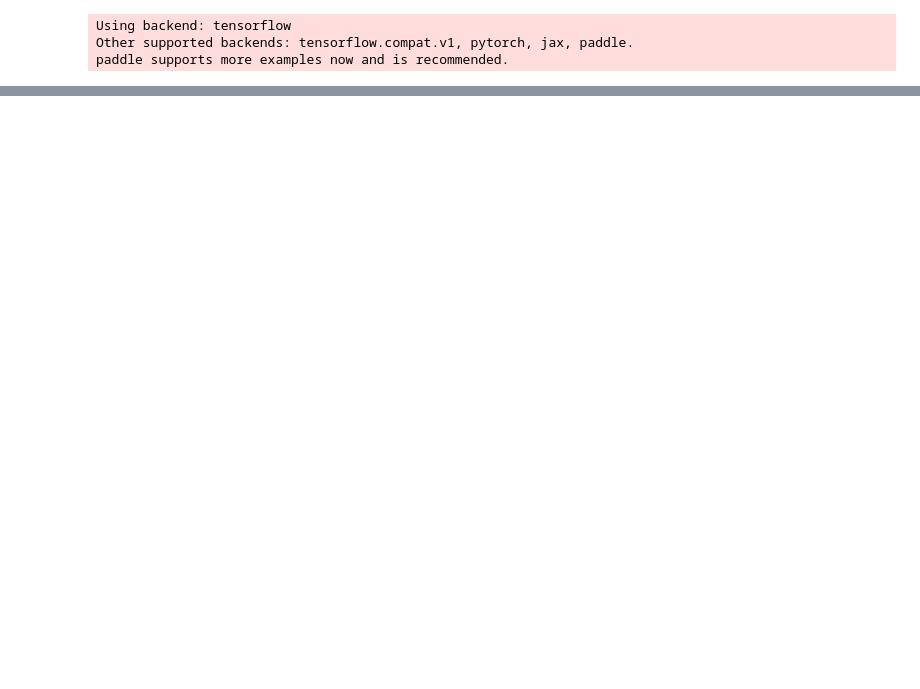
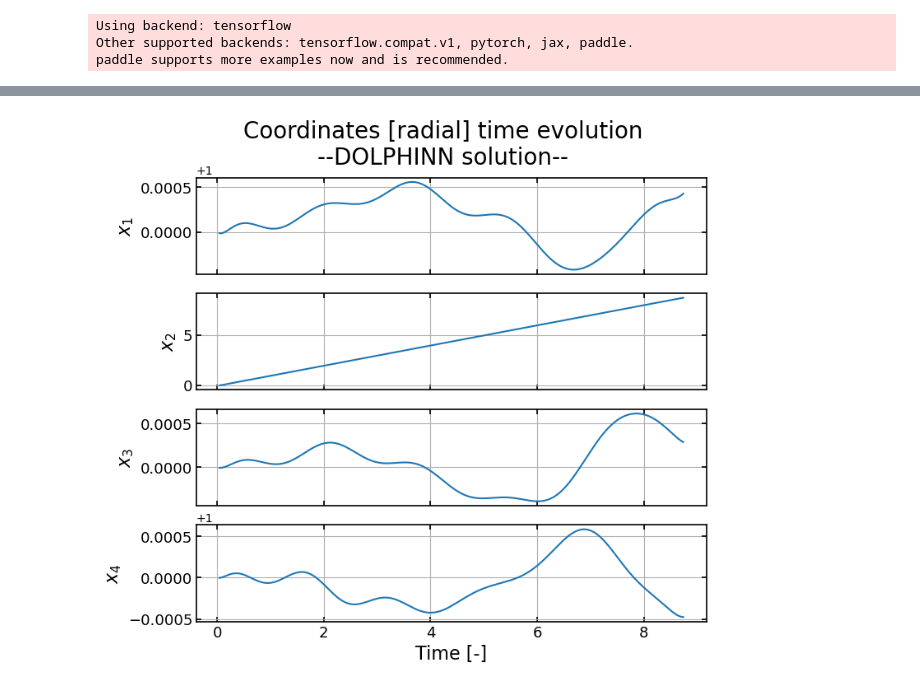
Before and after one commit to thomas7392/DOLPHINN, a Jupyter notebook: Experiments/inspect_dolphinn.ipynb, the cells around one changed output, grey strips where cells are left out. Drawn from its saved outputs; the diff is of its cells as text; code cells hidden in the pictures; blank space fills up the shorter version.

```diff
--- a/Experiments/inspect_dolphinn.ipynb
+++ b/Experiments/inspect_dolphinn.ipynb
@@ -101,0 +61,4 @@ plotting.plot_loss(problem)
+# %%
+fig, axes = plotting.plot_coordinates(problem, coordinates = "radial", bench = False, plot_control = False)
+# %% [output]
+[figure, added]
```
Also changed, not shown: parts of 8 cells of this notebook, 1 other file.
